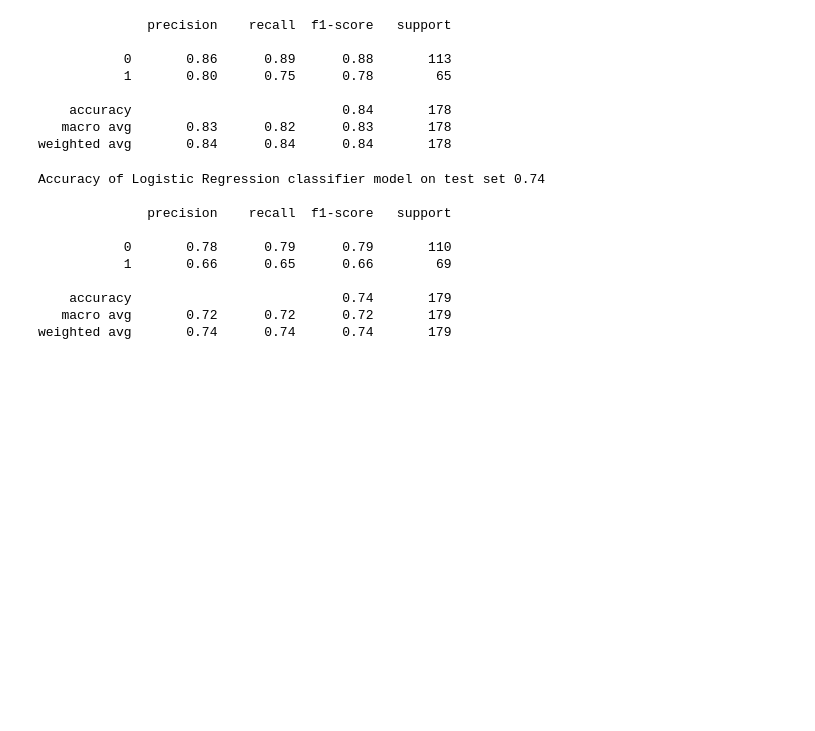
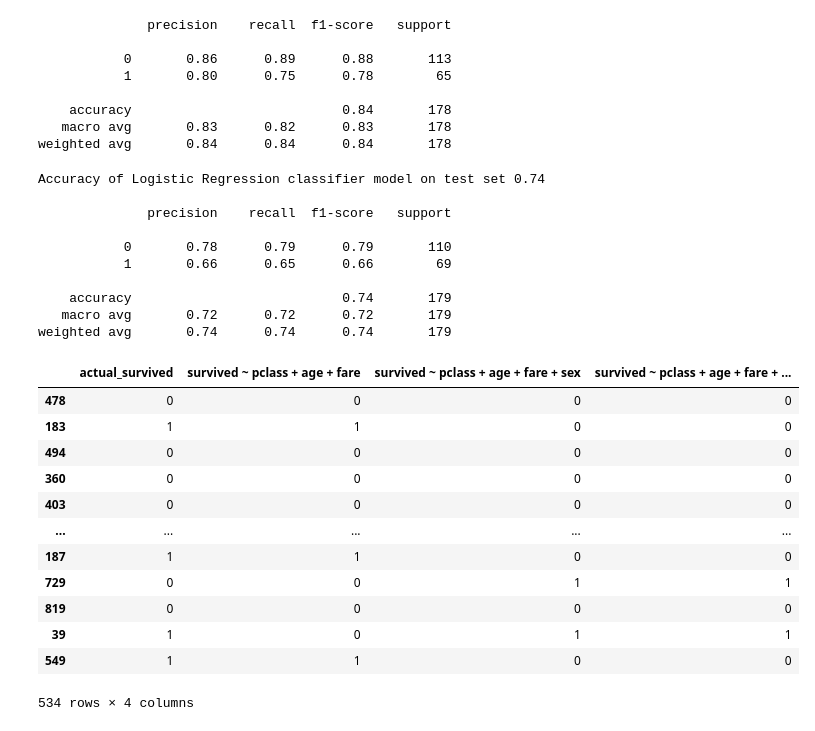
Before and after one commit to aleclhartman/ds-methodologies-exercises, a Jupyter notebook: classification/model.ipynb, the cells around one changed output. Cells and saved outputs as stored; diff of their text form; code cells hidden in the pictures; blank space fills up the shorter version.

```diff
--- a/classification/model.ipynb
+++ b/classification/model.ipynb
@@ -490,3 +513,19 @@ Accuracy of Logistic Regression classifier model on test set 0.74
     accuracy                           0.74       179
    macro avg       0.72      0.72      0.72       179
 weighted avg       0.74      0.74      0.74       179
+# %%
+predictions
+# %% [output]
+|  | actual_survived | survived ~ pclass + age + fare | survived ~ pclass + age + fare + sex | survived ~ pclass + age + fare + ... |
+| 478 | 0 | 0 | 0 | 0 |
+| 183 | 1 | 1 | 0 | 0 |
+| 494 | 0 | 0 | 0 | 0 |
+| 360 | 0 | 0 | 0 | 0 |
+| 403 | 0 | 0 | 0 | 0 |
+| ... | ... | ... | ... | ... |
+| 187 | 1 | 1 | 0 | 0 |
+| 729 | 0 | 0 | 1 | 1 |
+| 819 | 0 | 0 | 0 | 0 |
+| 39 | 1 | 0 | 1 | 1 |
+| 549 | 1 | 1 | 0 | 0 |
+534 rows × 4 columns
```
Also changed, not shown: parts of 10 cells of this notebook, 1 other file.
